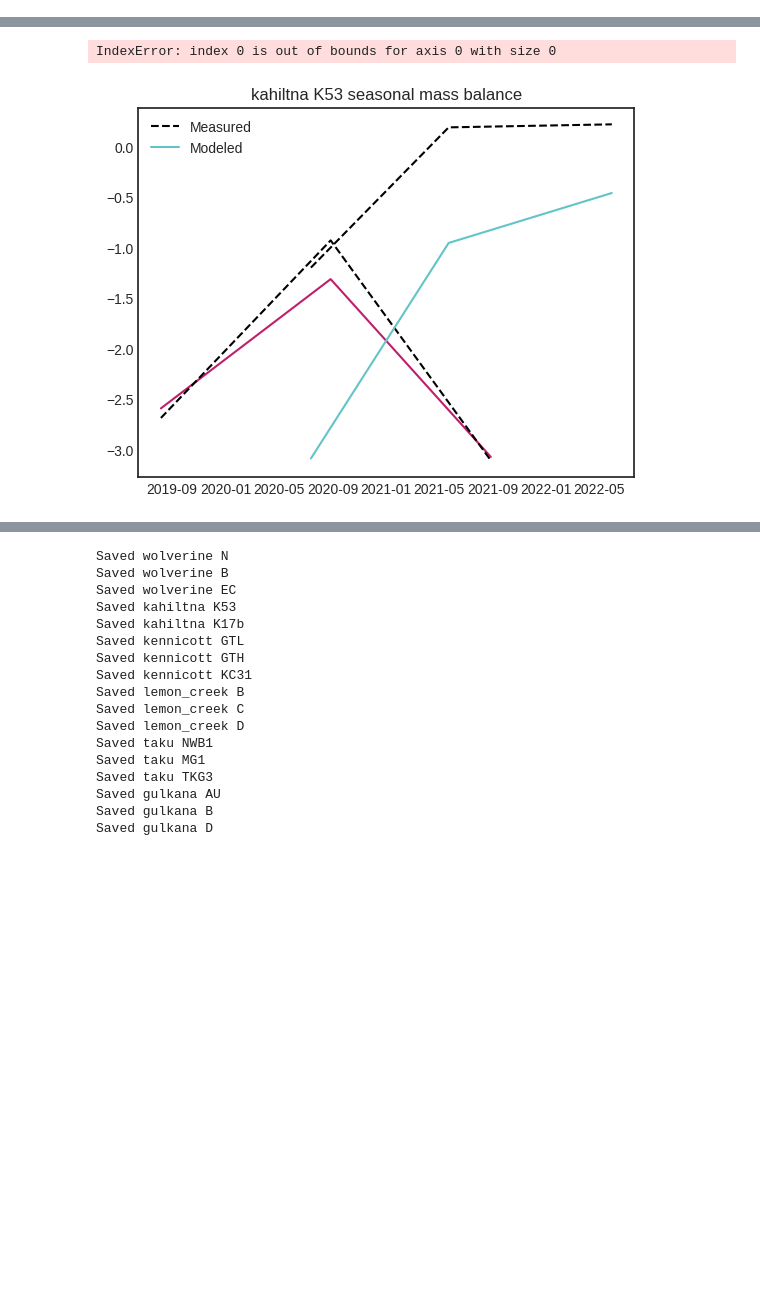
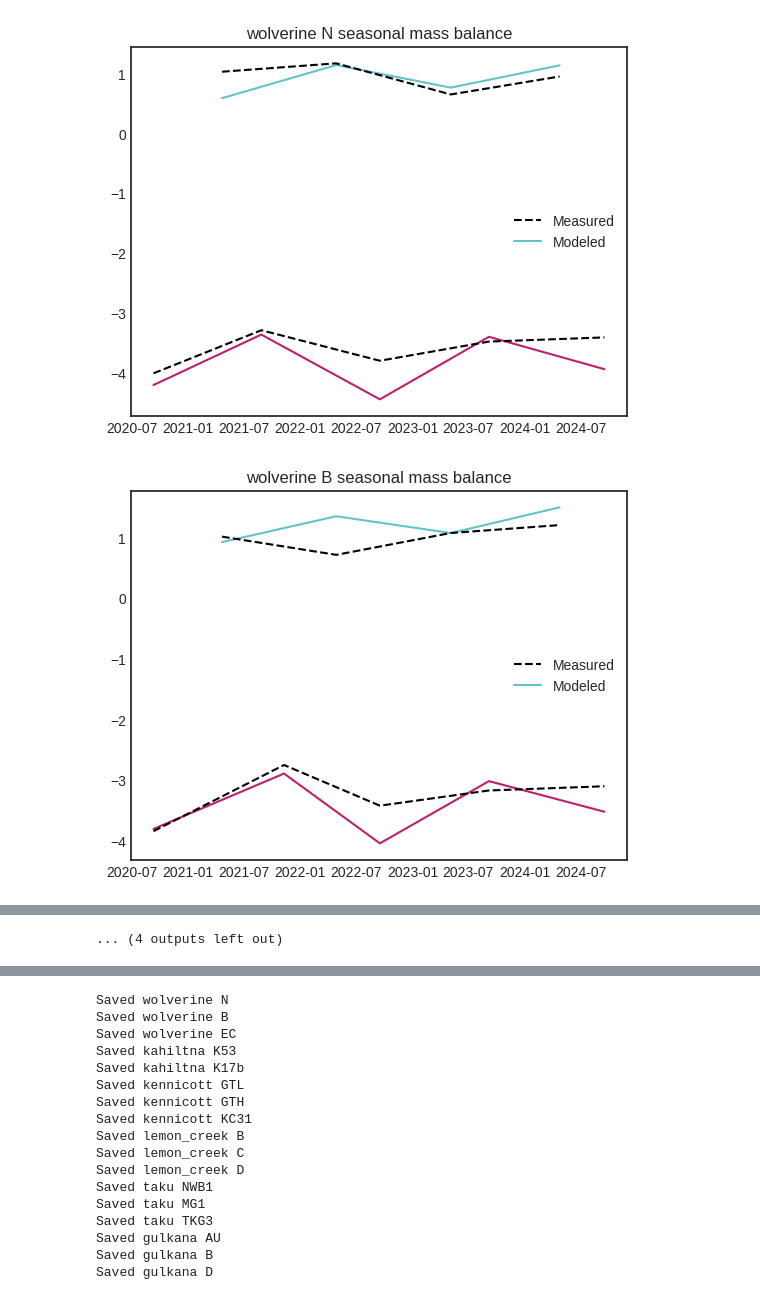
Before and after one commit to clairevwilson/PEBSI, a Jupyter notebook: project/calibrate.ipynb, the cells around one changed output, grey strips where cells are left out. Saved outputs shown, nothing was run; the diff lists cells and outputs as text; code cells hidden in the pictures; blank space fills up the shorter version.

```diff
--- a/project/calibrate.ipynb
+++ b/project/calibrate.ipynb
@@ -46,89 +49,59 @@ site_dict = {'wolverine':['N','B','EC'],
 # dem_class.reproject_to(albedo.ds)
 # albedo.plot_map_snowline('2021-07-01', snowmelt_class, dem_class, snowline_var='snowline_elev_m', plot_sites=[site])
 # %%
-date = '03_19'
+fn = 'ddf/{g}{s}_2026_04_27_dust50x_0.nc'
 all_mod_albedo = []
 all_meas_albedo = []
 all_time_albedo = []
 best_dict = {}
 all_best = {}
 for glacier in site_dict:
-# for glacier in ['gulkana']: #
     best_dict[glacier] = {}
     all_best[glacier] = {}
-    # for site in 'D':
     for site in site_dict[glacier]:
-        fp = base_fp # + f'{date}_{glacier}_{site}_0/'
-
-        # if not os.path.exists(fp + 'missing.txt'):
-        #     print(f'! no missing.txt in {glacier} {site}; simulations could be in progress !')
-        #     continue
-        fn = f'grid_{date}_setXX_run0_0.nc'
-
-        min_error = np.inf
-        by_params = {}
-        for setno in [4]: # range(2, 30, 5):
-            fn_set = fp + fn.replace('XX', str(setno))
-            fn_set = fp + f'ddf/{glacier}{site}_2026_04_24_0.nc'
-            if not os.path.exists(fn_set):
-                continue
-
-            mb_data = MassBalance(glacier, site, use='benchmark')
-            albedo_data = Albedo(glacier, site)
-
-            ds = xr.open_dataset(fn_set)
-            # mb_data.get_model_mb(ds)
-            # if mb_data.dataset == 'seasonal':
-            #     mae_summer, mae_winter = mb_data.mae(True)
-            #     mae_mb = mae_summer + mae_winter
-            # else:
-            #     mae_mb = mb_data.mae()
-
-            # albedo_data.get_model_albedo(ds)
-            # mae_albedo = albedo_data.mae()
-
-            # if ds.attrs['ksp_BC'] not in by_params:
-            #     by_params[ds.attrs['ksp_BC']] = {}
-            # by_params[ds.attrs['ksp_BC']][ds.attrs['C1']] = albedo_data
-
-            error = 0 # mae_albedo # * 2 + mae_mb
-            if error < min_error:
-                min_error = error
-                best_set = (0.1, 4.33e-13, fn_set)
-                best_ds = ds.copy(deep=True)
+        fn_ds = base_fp + fn.format(g=glacier, s=site)
+        ds = xr.open_dataset(fn_ds)
 
         mb_data = MassBalance(glacier, site, use='benchmark')
         albedo_data = Albedo(glacier, site, use='all')
-        best_dict[glacier][site] = best_ds
-        all_best[glacier][site] = {'ksp_BC':best_set[0], 'C1':best_set[1]}
 
         # parse model run
-        albedo_data.get_model_albedo(best_ds)
-        mb_data.get_model_mb(best_ds)
+        albedo_data.get_model_albedo(ds)
+        try:
+            mb_data.get_model_mb(ds)
+        except:
+            for mod, meas, t in zip(albedo_data.mod, albedo_data.meas, albedo_data.time):
+                all_mod_albedo.append(mod)
+                all_meas_albedo.append(meas)
+                all_time_albedo.append(t)
+            continue
 
-        if mb_data.dataset == 'seasonal':
+        if len(mb_data.mod) < 2:
+            print('insufficient data')
+            continue
+        elif mb_data.dataset == 'seasonal':
             me_summer, me_winter = mb_data.bias(True)
             if np.abs(me_summer) > 1 or np.abs(me_winter) > 1:
-                print(best_ds.attrs['glacier'], best_ds.attrs['site'],'has biased mass balance using kp=',best_ds.attrs['kp'])
+                print(ds.attrs['glacier'], ds.attrs['site'],'has biased mass balance using kp=',ds.attrs['kp'])
                 print('Summer mass balance bias:',me_summer)
                 print('Winter mass balance bias:',me_winter)
                 print('Albedo bias:',albedo_data.bias())
                 print()
-                mb_data.plot_mb()
+                # mb_data.plot_mb()
             else:
                 print(glacier, site, 'is good')
         else:
             if np.abs(mb_data.mae()) > 1:
-                print(best_ds.attrs['glacier'], best_ds.attrs['site'],'has biased mass balance using kp=',best_ds.attrs['kp'])
+                print(ds.attrs['glacier'], ds.attrs['site'],'has biased mass balance using kp=',ds.attrs['kp'])
                 print('Annual mass balance bias:',mb_data.mae())
                 print('Albedo bias:',albedo_data.bias())
                 print()
-                mb_data.plot_mb()
+                # mb_data.plot_mb()
             else:
                 print(glacier, site, 'is good')
 
         # plot
-        # mb_data.plot_mb()
+        mb_data.plot_mb()
         # albedo_data.plot_timeseries()
         # albedo_data.plot_map('2019-08-20',full=True, savefig=True)
 
@@ -150,0 +130,2 @@ Albedo bias: 0.06498060632325563
+[figure, new version]
+[figure, added]
@@ -151,5 +141,4 @@ Albedo bias: 0.06498060632325563
-IndexError: index 0 is out of bounds for axis 0 with size 0
+... (4 outputs left out)
-[figure, old version]
 # %%
 fig, ax = plt.subplots(figsize=(4, 4))
 cmap = plt.get_cmap('viridis')
```
Also changed, not shown: parts of 4 cells of this notebook, 2 other files.
